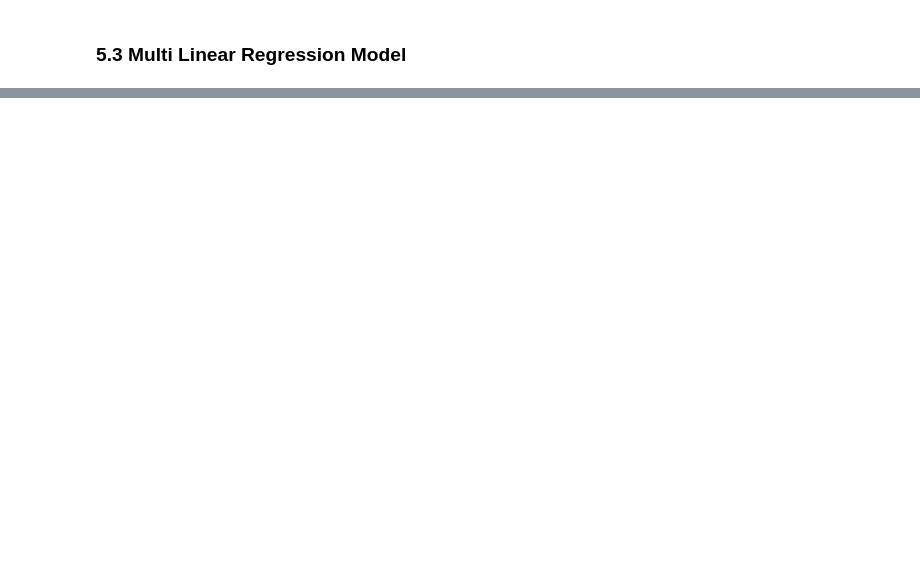
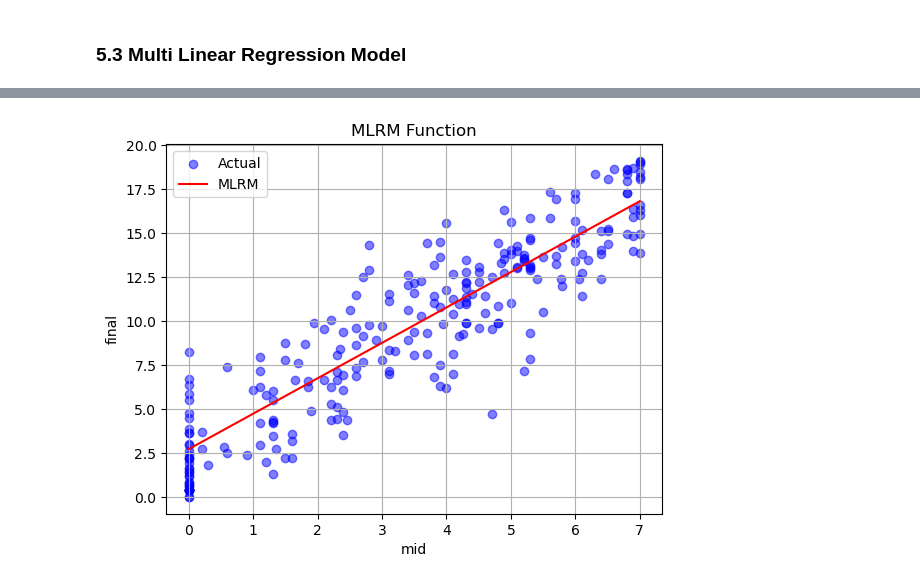
Before and after one commit to kooroshkz/math_grades_analysis, a Jupyter notebook: project_notebook.ipynb, the cells around one changed output, grey strips where cells are left out. Cells and saved outputs as stored; diff of their text form; code cells hidden in the pictures; blank space fills up the shorter version.

Commit message:
MLRM completed

```diff
--- a/project_notebook.ipynb
+++ b/project_notebook.ipynb
@@ -478,0 +605,17 @@ print("Testing Set - R-squared (coefficient of determination): {:.2f}".format(r2
+# %%
+plt.scatter(mlrm_X_test['mid'], mlrm_y_test, label='Actual', color='blue', alpha=0.5)
+
+# Sort the mid values to create a smooth curve
+sorted_mid = mlrm_X_test['mid'].sort_values()
+
+# Predict the final grades using the sorted mid values and plot the curve
+plt.plot(sorted_mid, model.predict(pd.DataFrame(sorted_mid, columns=['mid'])), label='MLRM', color='red')
+
+plt.xlabel('mid')
+plt.ylabel('final')
+plt.title('MLRM Function')
+plt.legend()
+plt.grid(True)
+plt.show()
+# %% [output]
+[figure, added]
```
Also changed, not shown: parts of 33 cells of this notebook.
